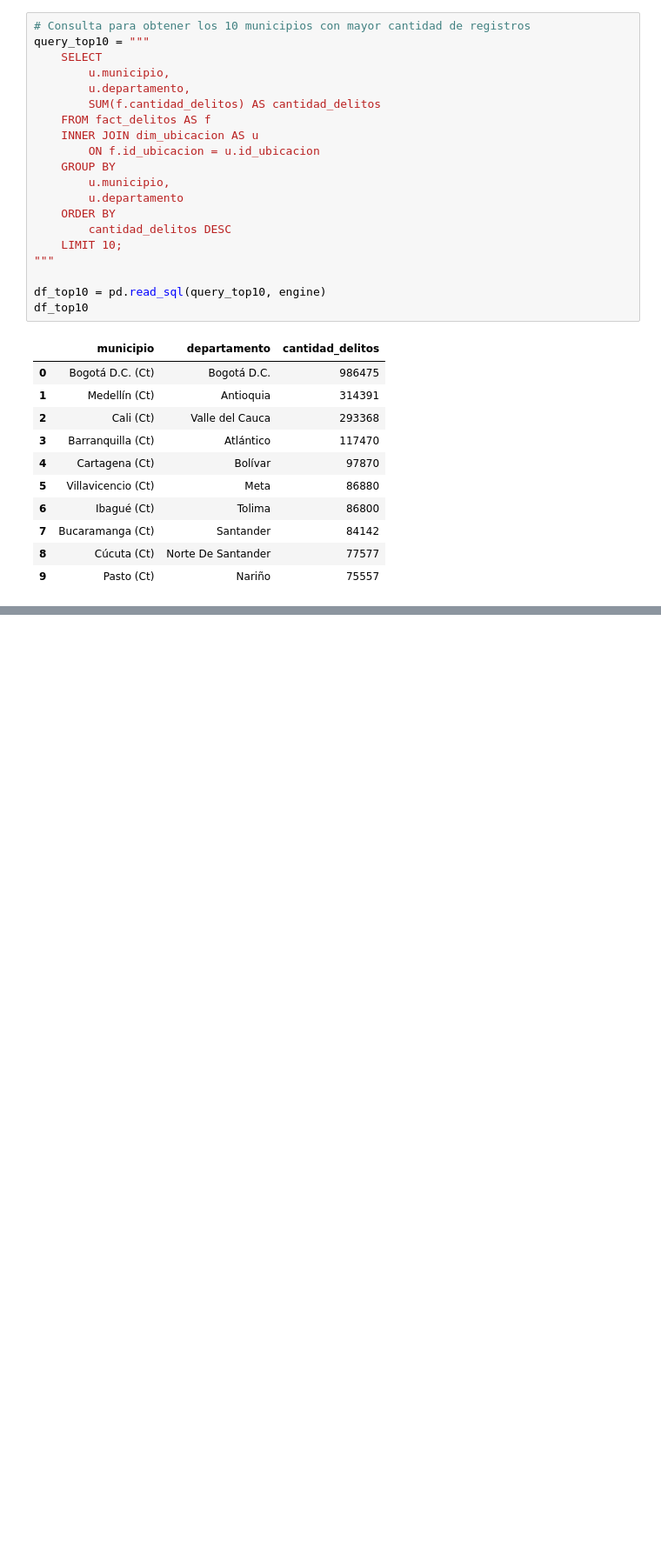
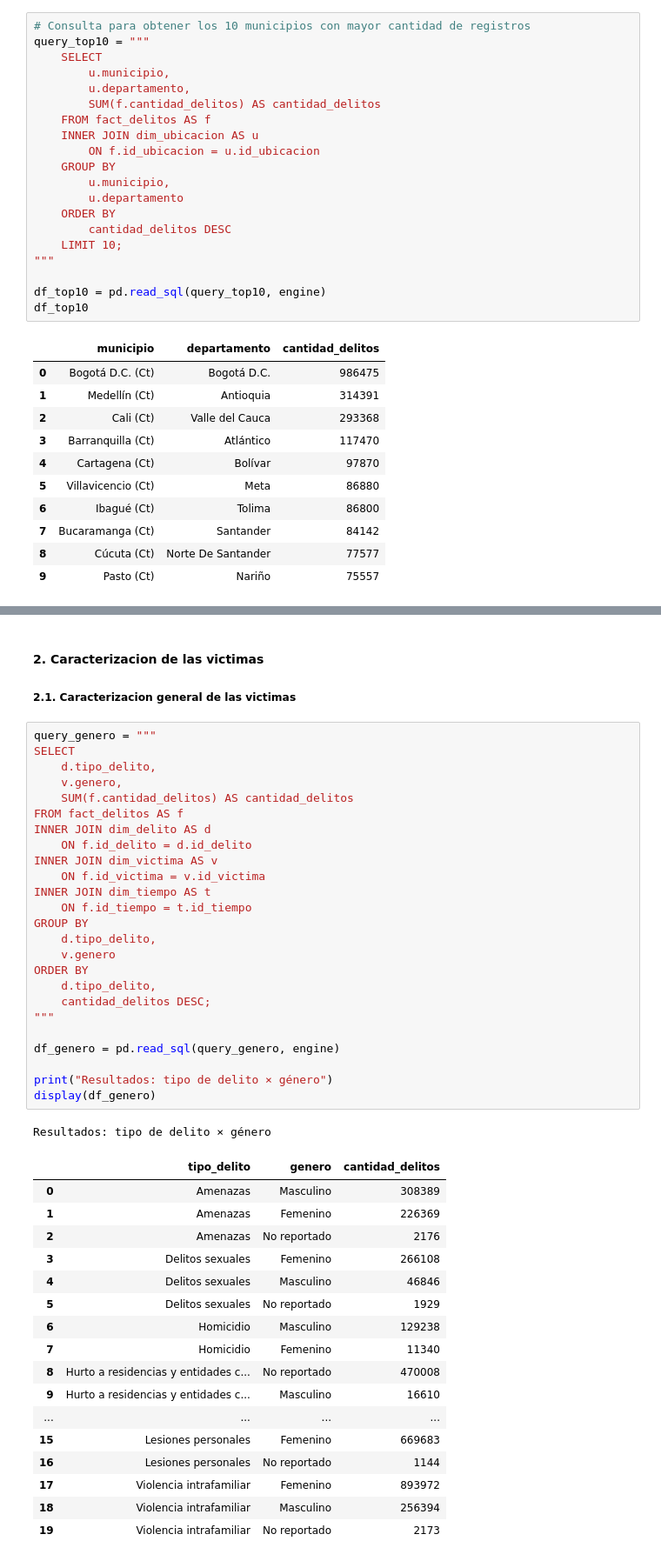
Before and after one commit to SaraBalbin/DW_Analisis_Criminalidad_Colombia, a Jupyter notebook: 04_Analisis_exploratorio.ipynb, the cells around one changed output, grey strips where cells are left out. Shown at 87% size. Saved outputs shown, nothing was run; the diff lists cells and outputs as text; blank space fills up the shorter version.

Commit message:
Caracterizacion general de victimas

```diff
--- a/04_Analisis_exploratorio.ipynb
+++ b/04_Analisis_exploratorio.ipynb
@@ -526,0 +475,48 @@ plt.show()
+# %% [markdown]
+#### **2. Caracterizacion de las victimas**
+
+##### **2.1. Caracterizacion general de las victimas**
+# %%
+query_genero = """
+SELECT
+    d.tipo_delito,
+    v.genero,
+    SUM(f.cantidad_delitos) AS cantidad_delitos
+FROM fact_delitos AS f
+INNER JOIN dim_delito AS d
+    ON f.id_delito = d.id_delito
+INNER JOIN dim_victima AS v
+    ON f.id_victima = v.id_victima
+INNER JOIN dim_tiempo AS t
+    ON f.id_tiempo = t.id_tiempo
+GROUP BY
+    d.tipo_delito,
+    v.genero
+ORDER BY
+    d.tipo_delito,
+    cantidad_delitos DESC;
+"""
+
+df_genero = pd.read_sql(query_genero, engine)
+
+print("Resultados: tipo de delito × género")
+display(df_genero)
+# %% [output]
+Resultados: tipo de delito × género
+|  | tipo_delito | genero | cantidad_delitos |
+| 0 | Amenazas | Masculino | 308389 |
+| 1 | Amenazas | Femenino | 226369 |
+| 2 | Amenazas | No reportado | 2176 |
+| 3 | Delitos sexuales | Femenino | 266108 |
+| 4 | Delitos sexuales | Masculino | 46846 |
+| 5 | Delitos sexuales | No reportado | 1929 |
+| 6 | Homicidio | Masculino | 129238 |
+| 7 | Homicidio | Femenino | 11340 |
+| 8 | Hurto a residencias y entidades c... | No reportado | 470008 |
+| 9 | Hurto a residencias y entidades c... | Masculino | 16610 |
+| ... | ... | ... | ... |
+| 15 | Lesiones personales | Femenino | 669683 |
+| 16 | Lesiones personales | No reportado | 1144 |
+| 17 | Violencia intrafamiliar | Femenino | 893972 |
+| 18 | Violencia intrafamiliar | Masculino | 256394 |
+| 19 | Violencia intrafamiliar | No reportado | 2173 |
```
Also changed, not shown: parts of 6 cells of this notebook.
